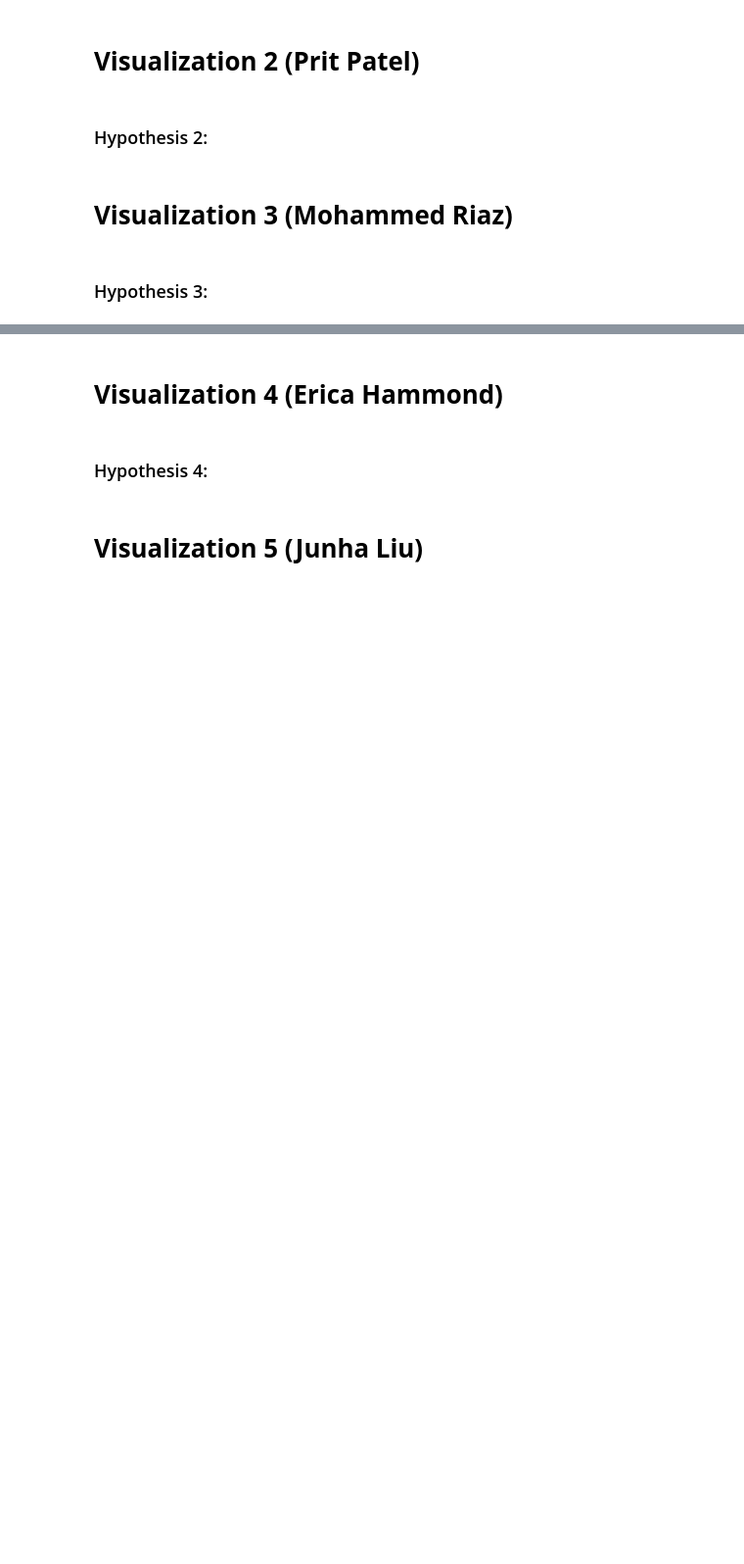
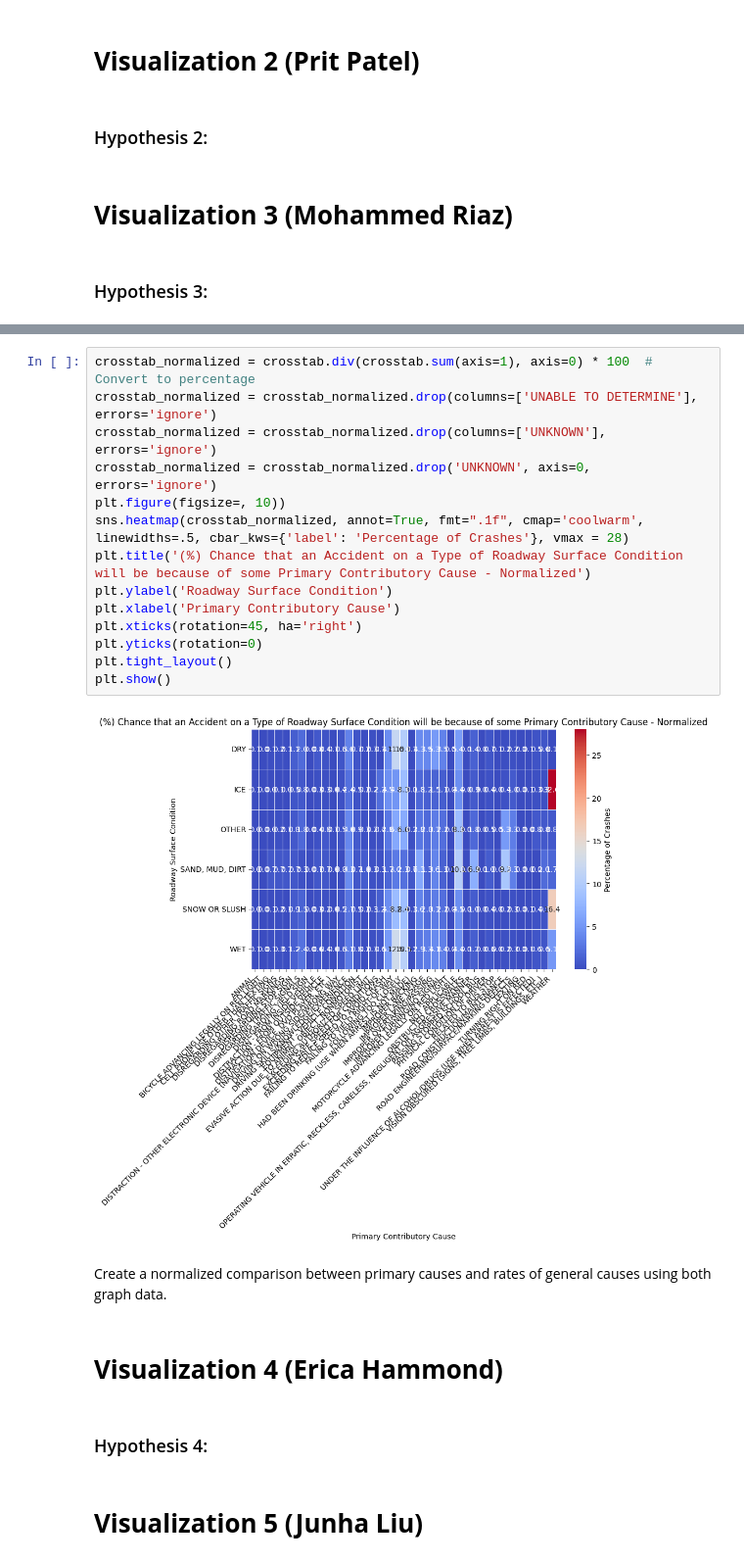
Before and after one commit to jweis4/CS-418-Traffic-Accidents-Analysis-Project, a Jupyter notebook: src/CS-418-Group-16.ipynb, the cells around one changed output, grey strips where cells are left out. Shown at 98% size. Cells and saved outputs as stored; diff of their text form; blank space fills up the shorter version.

```diff
--- a/src/CS-418-Group-16.ipynb
+++ b/src/CS-418-Group-16.ipynb
@@ -424,3 +469,21 @@ According to my analysis, the ‘CLEAR’ condition is not the least dangerous c
+# %%
+crosstab_normalized = crosstab.div(crosstab.sum(axis=1), axis=0) * 100  # Convert to percentage
+crosstab_normalized = crosstab_normalized.drop(columns=['UNABLE TO DETERMINE'], errors='ignore')
+crosstab_normalized = crosstab_normalized.drop(columns=['UNKNOWN'], errors='ignore')
+crosstab_normalized = crosstab_normalized.drop('UNKNOWN', axis=0, errors='ignore')
+plt.figure(figsize=, 10))
+sns.heatmap(crosstab_normalized, annot=True, fmt=".1f", cmap='coolwarm', linewidths=.5, cbar_kws={'label': 'Percentage of Crashes'}, vmax = 28)
+plt.title('(%) Chance that an Accident on a Type of Roadway Surface Condition will be because of some Primary Contributory Cause - Normalized')
+plt.ylabel('Roadway Surface Condition')
+plt.xlabel('Primary Contributory Cause')
+plt.xticks(rotation=45, ha='right')
+plt.yticks(rotation=0)
+plt.tight_layout()
+plt.show()
+# %% [output]
+[figure, added]
+# %% [markdown]
+Create a normalized comparison between primary causes and rates of general causes using both graph data.
 # %% [markdown]
 # **Visualization 4 (Erica Hammond)**
 # %% [markdown]
```
Also changed, not shown: parts of 2 cells of this notebook.
